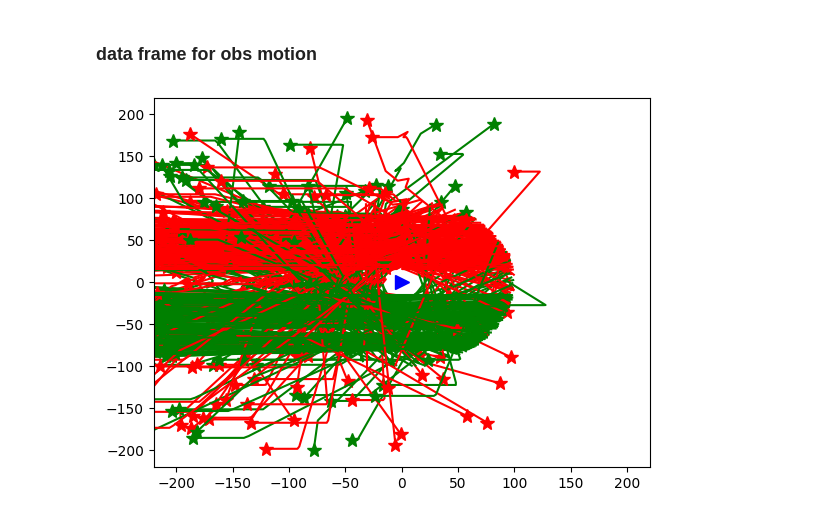
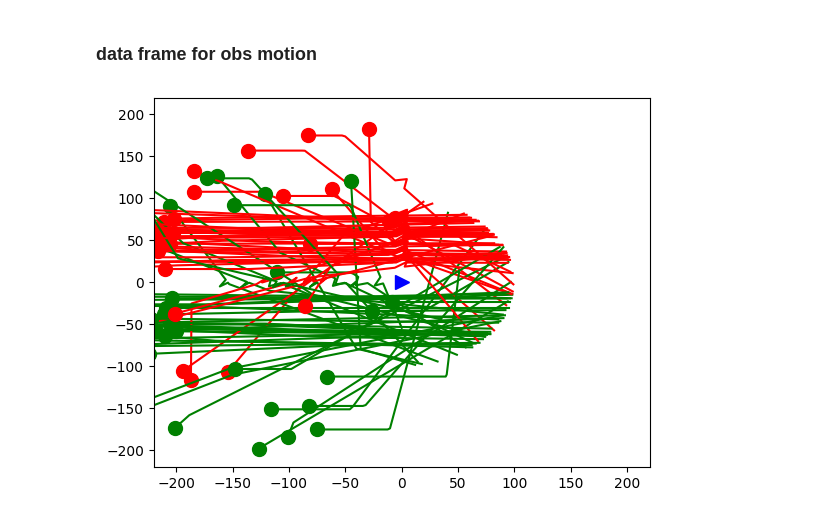
Before and after one commit to dartmouthrobotics/passing_intention_lstm, a Jupyter notebook: notebooks/AIS-synthetic-generator.ipynb, the cells around one changed output. Drawn from its saved outputs; the diff is of its cells as text; code cells hidden in the pictures.

Commit message:
update figure

```diff
--- a/notebooks/AIS-synthetic-generator.ipynb
+++ b/notebooks/AIS-synthetic-generator.ipynb
@@ -565,31 +567,37 @@ def wrapping_function_obtain_data(total_desire_num, final_drawing=False):
 wrapping_function_obtain_data(1000)
 # %%
 # file_name = "synthetic"
-howmany=500
+howmany=100
 using_file_indices = np.arange(howmany)
 
 
 fig = plt.figure()
 ax = fig.add_subplot(111) # 2D
 
 ax.set_xlim(-220, 220)
 ax.set_ylim(-220, 220)
 
 ax.plot(0, 0, '>', ms = 10, color='b') # ego vehicle
 
 for using_file_idx in using_file_indices:
 
     # using_file_idx = 22 # 22
-    unpickled_df = pd.read_pickle("./{}/synthetic_{}.pkl".format(path_save, str(using_file_idx)))
+    unpickled_df = pd.read_pickle("../datasets/{}/synthetic_{}.pkl".format(path_save, str(using_file_idx)))
     # print(unpickled_df)
 
     if unpickled_df["label"][0] == "L":
         ax.plot(unpickled_df['x'],
                 unpickled_df['y'], color='r')
-        ax.plot(unpickled_df['x'].iloc[-1], unpickled_df['y'].iloc[-1], '*', ms = 10, color='r')
+        ax.plot(unpickled_df['x'].iloc[-1], unpickled_df['y'].iloc[-1], 'o', ms = 10, color='r')
     elif unpickled_df["label"][0] == "R":
         ax.plot(unpickled_df['x'],
                 unpickled_df['y'], color='g')
-        ax.plot(unpickled_df['x'].iloc[-1], unpickled_df['y'].iloc[-1], '*', ms = 10, color='g')
+        ax.plot(unpickled_df['x'].iloc[-1], unpickled_df['y'].iloc[-1], 'o', ms = 10, color='g')
+
+# ax.set_xticklabels([])
+# ax.set_yticklabels([])
+# plt.axis('off')
+
+# fig.savefig('../imgs/synthetic.png', bbox_inches='tight')
 # %% [output]
-[figure, old version]
+[figure, new version]
```
Also changed, not shown: parts of 1 cell of this notebook, 4 other files.
